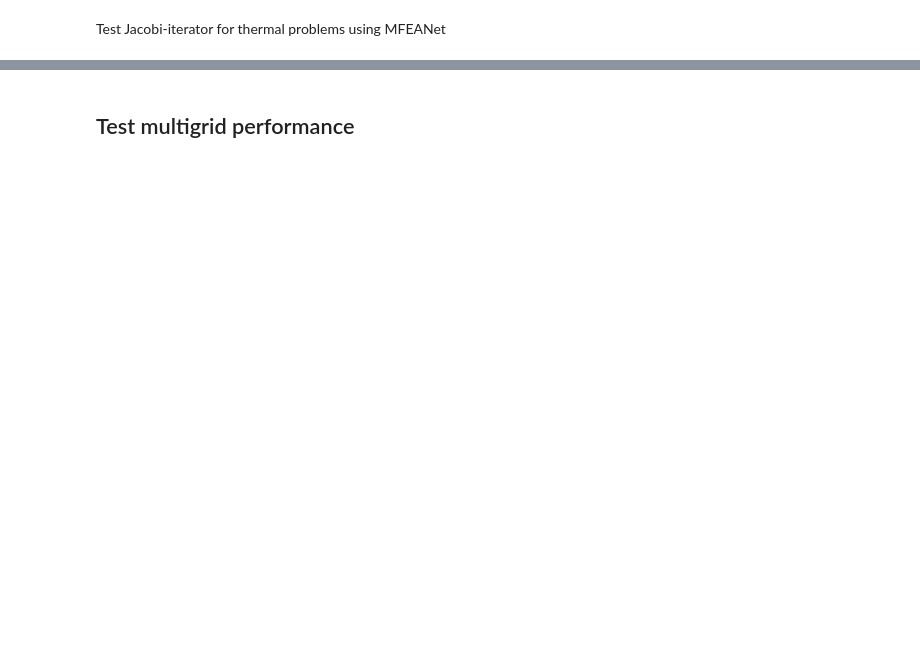
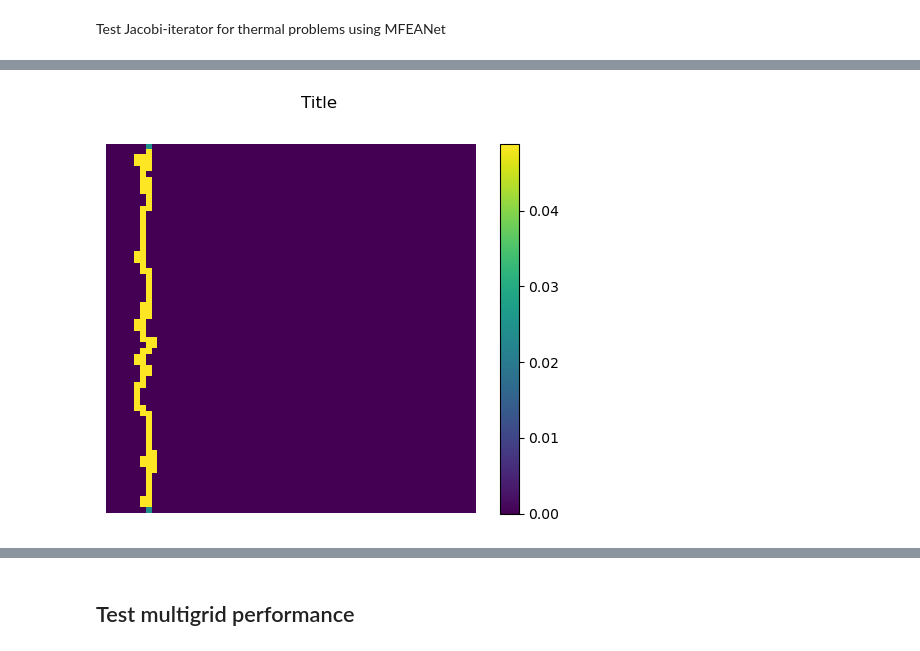
Before and after one commit to ymlasu/MFEA-Net, a Jupyter notebook: MFEANet_thermal_1phase_test.ipynb, the cells around one changed output, grey strips where cells are left out. Drawn from its saved outputs; the diff is of its cells as text; code cells hidden in the pictures; blank space fills up the shorter version.

```diff
--- a/MFEANet_thermal_1phase_test.ipynb
+++ b/MFEANet_thermal_1phase_test.ipynb
@@ -199,0 +173,6 @@ plot.plot_thermalfield(term_r[0,0,:,:])
+# %%
+f_bc = grid.net.term_F
+_,_,hs,ws = f_bc.shape
+plot.plot_thermalfield(f_bc.reshape(hs,ws))
+# %% [output]
+[figure, added]
```
Also changed, not shown: parts of 18 cells of this notebook, 5 other files.
